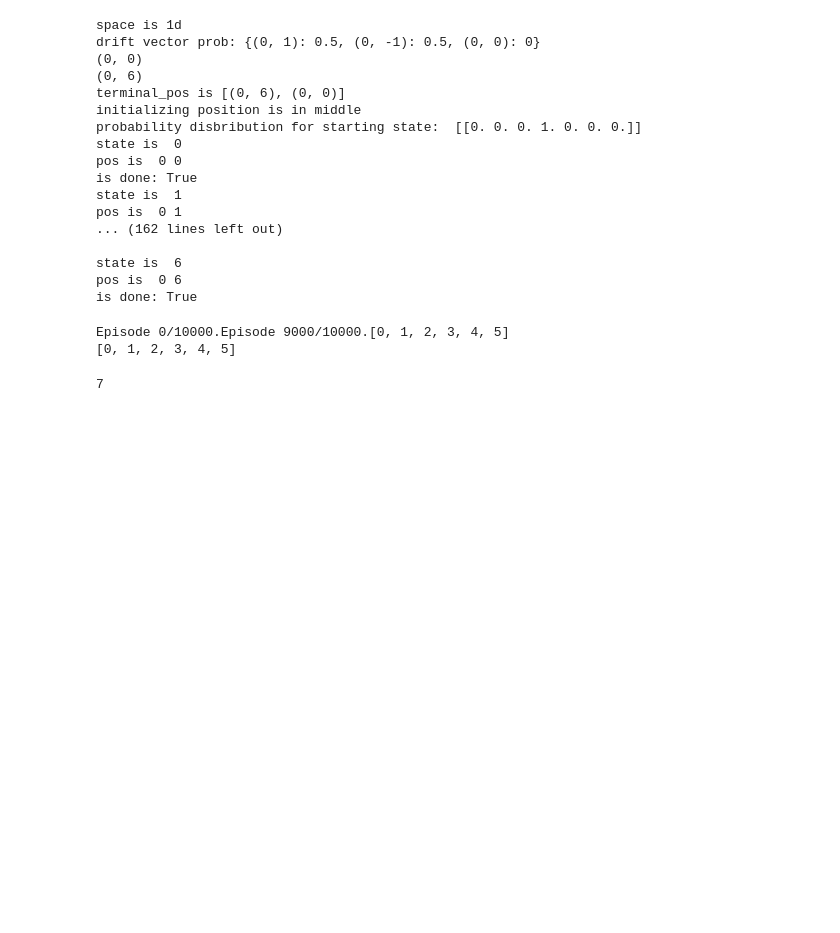
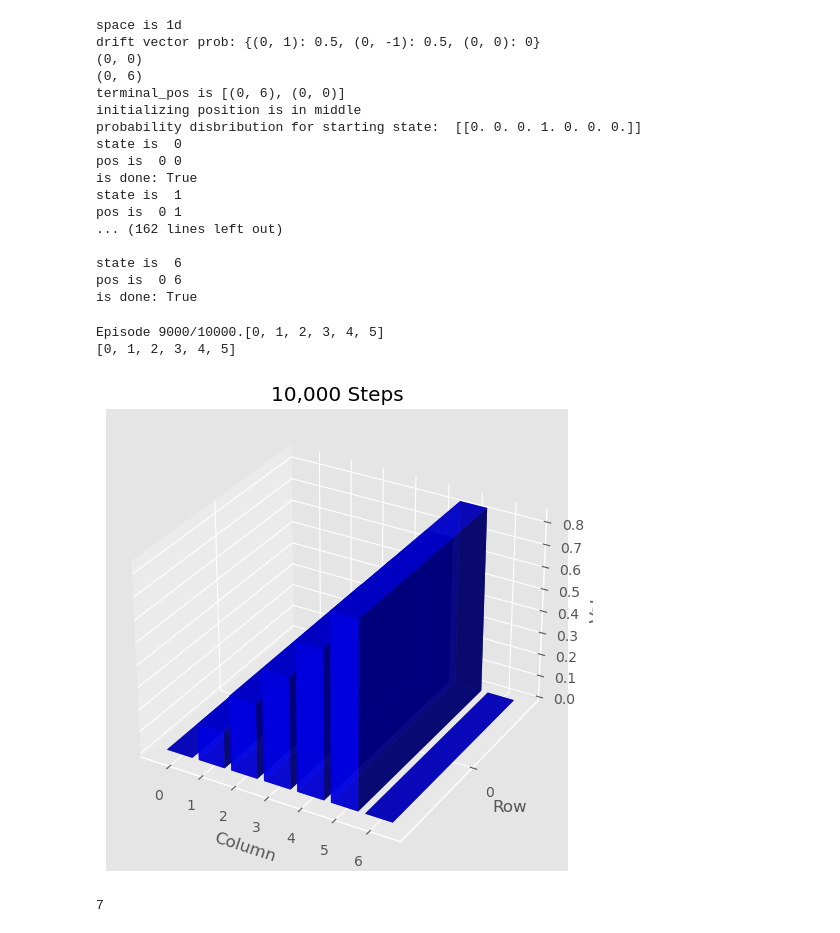
Before and after one commit to DorDorHome/reinforcement-learning, a Jupyter notebook: MC/Random walk playground and DP solution by Alvin.ipynb, the cells around one changed output. Cells and saved outputs as stored; diff of their text form; code cells hidden in the pictures; blank space fills up the shorter version.

```diff
--- a/MC/Random walk playground and DP solution by Alvin.ipynb
+++ b/MC/Random walk playground and DP solution by Alvin.ipynb
@@ -305,10 +305,11 @@ pos is  0 6
 is done: True
 # %%
 V_10k = mc_prediction(always_stay_policy, env, num_episodes=10000)
-# plotting.plot_value_function_of_grid_world(V_10k, title="10,000 Steps", shape = env.shape)
+plotting.plot_value_function_of_grid_world(V_10k, title="10,000 Steps", shape = env.shape)
 # %% [output]
-Episode 0/10000.Episode 9000/10000.[0, 1, 2, 3, 4, 5]
+Episode 9000/10000.[0, 1, 2, 3, 4, 5]
 [0, 1, 2, 3, 4, 5]
+[figure, added]
 # %%
 env.nS
 # %% [output]
```
Also changed, not shown: parts of 4 cells of this notebook, 6 other files.
